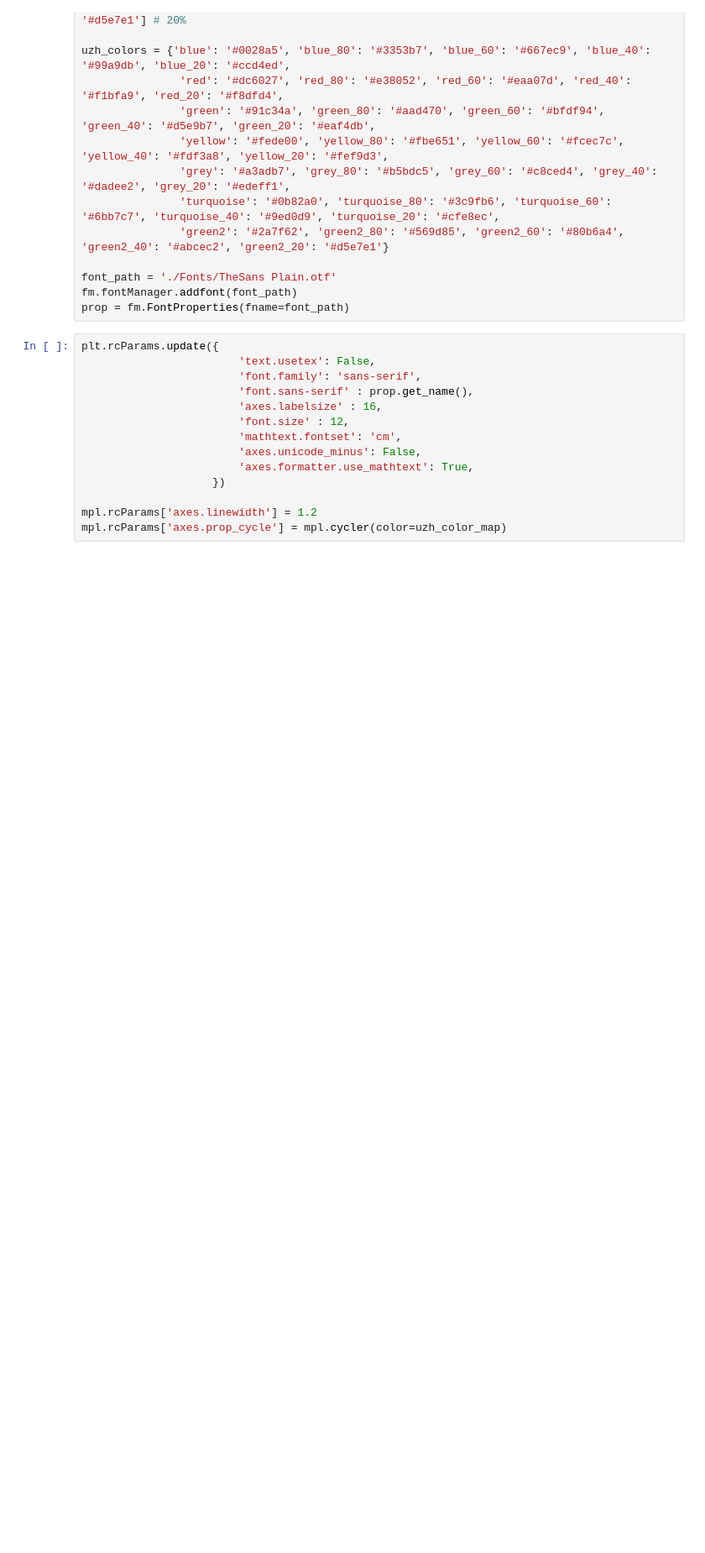
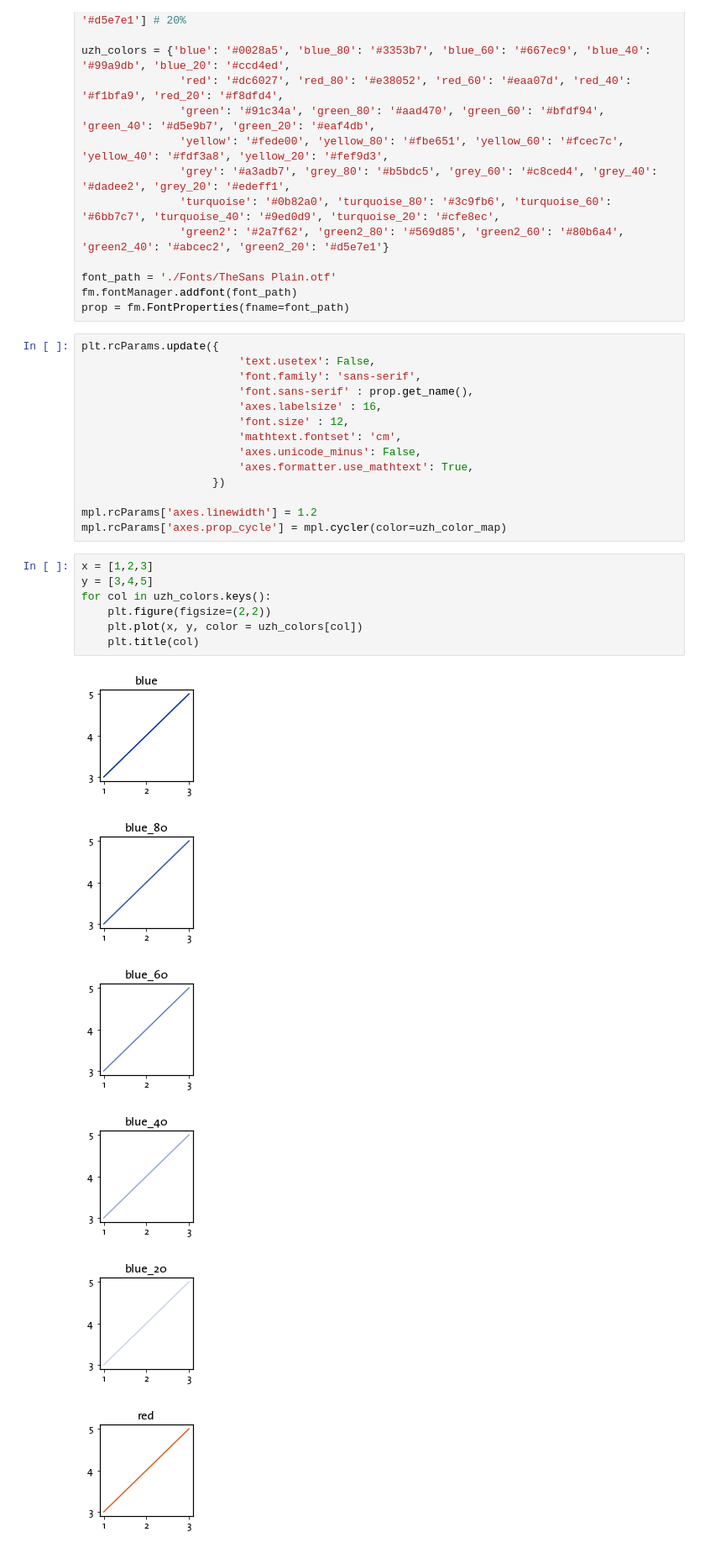
Before and after one commit to NidhiAgrawal27/Masters_Project, a Jupyter notebook: girvan_newmann_heuristic/src/utilities/plot.ipynb, the cells around one changed output. Shown at 84% size. Saved outputs shown, nothing was run; the diff lists cells and outputs as text; blank space fills up the shorter version.

```diff
--- a/girvan_newmann_heuristic/src/utilities/plot.ipynb
+++ b/girvan_newmann_heuristic/src/utilities/plot.ipynb
@@ -40,3 +41,17 @@ plt.rcParams.update({
 
 mpl.rcParams['axes.linewidth'] = 1.2
 mpl.rcParams['axes.prop_cycle'] = mpl.cycler(color=uzh_color_map)
+# %%
+x = [1,2,3]
+y = [3,4,5]
+for col in uzh_colors.keys():
+    plt.figure(figsize=(2,2))
+    plt.plot(x, y, color = uzh_colors[col])
+    plt.title(col)
+# %% [output]
+[figure, added]
+[figure, added]
+[figure, added]
+[figure, added]
+[figure, added]
+[figure, added]
```
Also changed, not shown: parts of 7 cells of this notebook, 5 other files.
